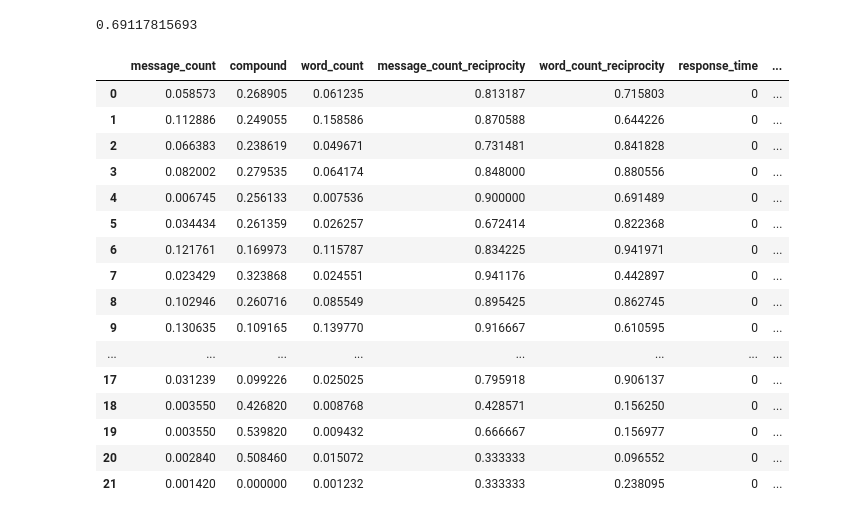
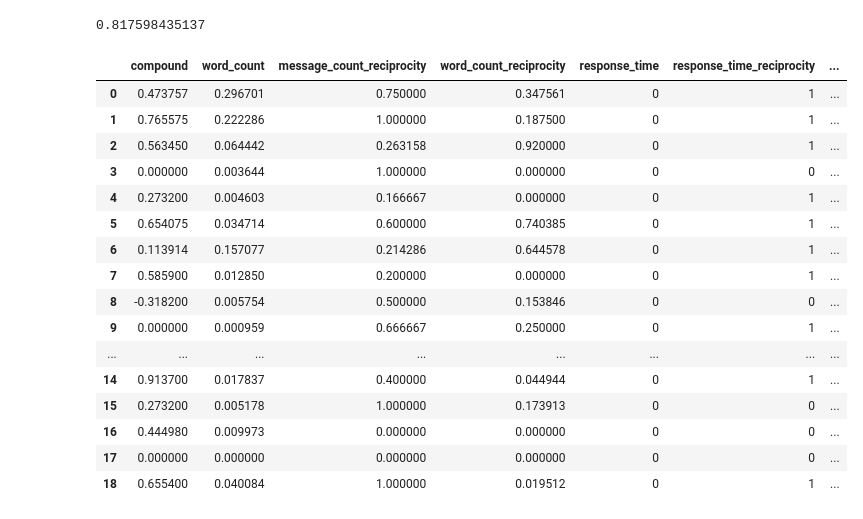
Before and after one commit to crangelsmith/Shryne_project, a Jupyter notebook: Shryne/modeling/Train_a_Logistic_Regresion.ipynb, the cells around one changed output. Saved outputs shown, nothing was run; the diff lists cells and outputs as text; code cells hidden in the pictures.

```diff
--- a/Shryne/modeling/Train_a_Logistic_Regresion.ipynb
+++ b/Shryne/modeling/Train_a_Logistic_Regresion.ipynb
@@ -40,7 +40,7 @@ from sklearn.cross_validation import train_test_split
 from sklearn import metrics
 from sklearn.cross_validation import cross_val_score
 
-predictors =["message_count","compound","word_count","message_count_reciprocity","word_count_reciprocity","response_time","response_time_reciprocity","sentiment_reciprocity"]
+predictors =["compound","message_count_reciprocity","word_count","word_count_reciprocity","response_time","response_time_reciprocity","sentiment_reciprocity"]
 
 X_train = train[predictors]
 y_train = train["label"]
@@ -143,38 +121,38 @@ s = sns.pairplot(df)
 # %%
 #predict for a particular case
 
-df = pd.read_csv("../data/user_df/data_frame_5389_9785")
+df = pd.read_csv("../data/user_df/data_frame_12305_33103")
 
 df.fillna(0,inplace=True)
 
-df = df[["message_count","compound","word_count","message_count_reciprocity","word_count_reciprocity","response_time","response_time_reciprocity","sentiment_reciprocity"]]
+df = df[["compound","word_count","message_count_reciprocity","word_count_reciprocity","response_time","response_time_reciprocity","sentiment_reciprocity"]]
 
 
 output = model.predict_proba(df)
 positive =output[:,1]
 
 print positive.mean()
 
 df["output"] = positive
 
 
 df
 # %% [output]
-0.69117815693
+0.817598435137
-|  | message_count | compound | word_count | message_count_reciprocity | word_count_reciprocity | response_time | ... |
-| 0 | 0.058573 | 0.268905 | 0.061235 | 0.813187 | 0.715803 | 0 | ... |
-| 1 | 0.112886 | 0.249055 | 0.158586 | 0.870588 | 0.644226 | 0 | ... |
-| 2 | 0.066383 | 0.238619 | 0.049671 | 0.731481 | 0.841828 | 0 | ... |
-| 3 | 0.082002 | 0.279535 | 0.064174 | 0.848000 | 0.880556 | 0 | ... |
-| 4 | 0.006745 | 0.256133 | 0.007536 | 0.900000 | 0.691489 | 0 | ... |
-| 5 | 0.034434 | 0.261359 | 0.026257 | 0.672414 | 0.822368 | 0 | ... |
-| 6 | 0.121761 | 0.169973 | 0.115787 | 0.834225 | 0.941971 | 0 | ... |
-| 7 | 0.023429 | 0.323868 | 0.024551 | 0.941176 | 0.442897 | 0 | ... |
-| 8 | 0.102946 | 0.260716 | 0.085549 | 0.895425 | 0.862745 | 0 | ... |
-| 9 | 0.130635 | 0.109165 | 0.139770 | 0.916667 | 0.610595 | 0 | ... |
+|  | compound | word_count | message_count_reciprocity | word_count_reciprocity | response_time | response_time_reciprocity | ... |
+| 0 | 0.473757 | 0.296701 | 0.750000 | 0.347561 | 0 | 1 | ... |
+| 1 | 0.765575 | 0.222286 | 1.000000 | 0.187500 | 0 | 1 | ... |
+| 2 | 0.563450 | 0.064442 | 0.263158 | 0.920000 | 0 | 1 | ... |
+| 3 | 0.000000 | 0.003644 | 1.000000 | 0.000000 | 0 | 0 | ... |
+| 4 | 0.273200 | 0.004603 | 0.166667 | 0.000000 | 0 | 1 | ... |
+| 5 | 0.654075 | 0.034714 | 0.600000 | 0.740385 | 0 | 1 | ... |
+| 6 | 0.113914 | 0.157077 | 0.214286 | 0.644578 | 0 | 1 | ... |
+| 7 | 0.585900 | 0.012850 | 0.200000 | 0.000000 | 0 | 1 | ... |
+| 8 | -0.318200 | 0.005754 | 0.500000 | 0.153846 | 0 | 0 | ... |
+| 9 | 0.000000 | 0.000959 | 0.666667 | 0.250000 | 0 | 1 | ... |
 | ... | ... | ... | ... | ... | ... | ... | ... |
-| 17 | 0.031239 | 0.099226 | 0.025025 | 0.795918 | 0.906137 | 0 | ... |
-| 18 | 0.003550 | 0.426820 | 0.008768 | 0.428571 | 0.156250 | 0 | ... |
-| 19 | 0.003550 | 0.539820 | 0.009432 | 0.666667 | 0.156977 | 0 | ... |
-| 20 | 0.002840 | 0.508460 | 0.015072 | 0.333333 | 0.096552 | 0 | ... |
-| 21 | 0.001420 | 0.000000 | 0.001232 | 0.333333 | 0.238095 | 0 | ... |
+| 14 | 0.913700 | 0.017837 | 0.400000 | 0.044944 | 0 | 1 | ... |
+| 15 | 0.273200 | 0.005178 | 1.000000 | 0.173913 | 0 | 0 | ... |
+| 16 | 0.444980 | 0.009973 | 0.000000 | 0.000000 | 0 | 0 | ... |
+| 17 | 0.000000 | 0.000000 | 0.000000 | 0.000000 | 0 | 0 | ... |
+| 18 | 0.655400 | 0.040084 | 1.000000 | 0.019512 | 0 | 1 | ... |
```
Also changed, not shown: parts of 7 cells of this notebook, 1 other file.
